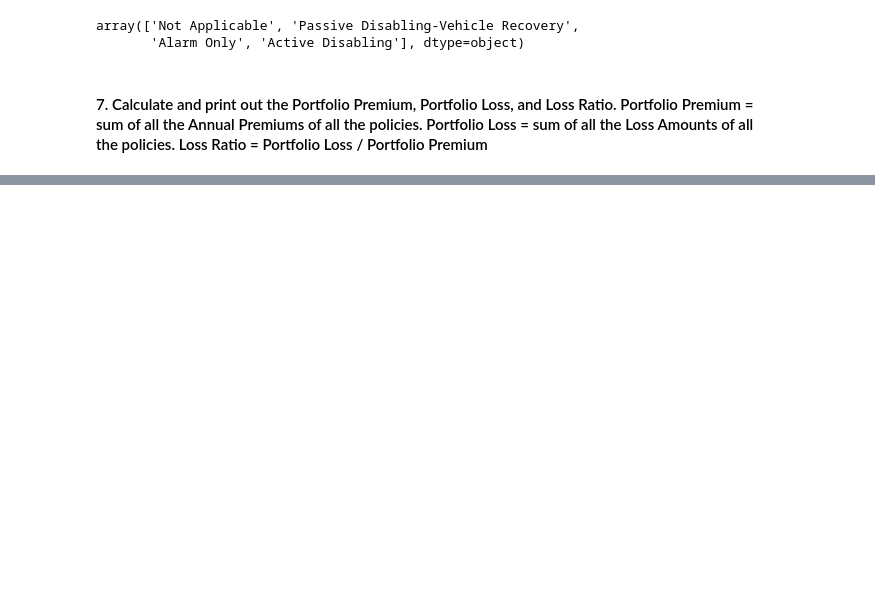
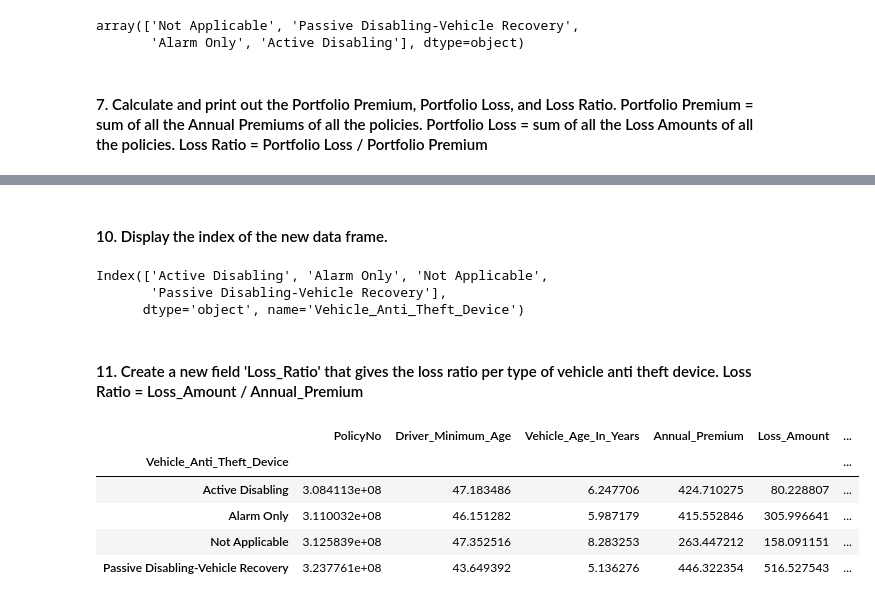
Before and after one commit to anumolu-hemanth/VisualAnalyticsHWAssignments, a Jupyter notebook: HW1/hw_1.ipynb, the cells around one changed output, grey strips where cells are left out. Cells and saved outputs as stored; diff of their text form; code cells hidden in the pictures; blank space fills up the shorter version.

```diff
--- a/HW1/hw_1.ipynb
+++ b/HW1/hw_1.ipynb
@@ -147,0 +202,20 @@ array(['Not Applicable', 'Passive Disabling-Vehicle Recovery',
+# %% [markdown]
+#### 10. Display the index of the new data frame.
+# %%
+df3.index
+# %% [output]
+Index(['Active Disabling', 'Alarm Only', 'Not Applicable',
+       'Passive Disabling-Vehicle Recovery'],
+      dtype='object', name='Vehicle_Anti_Theft_Device')
+# %% [markdown]
+####  11. Create a new field 'Loss_Ratio' that gives the loss ratio per type of vehicle anti theft device. Loss Ratio = Loss_Amount / Annual_Premium
+# %%
+df3['Loss_Ratio'] = df3['Loss_Amount']/df3['Annual_Premium']
+df3
+# %% [output]
+|  | PolicyNo | Driver_Minimum_Age | Vehicle_Age_In_Years | Annual_Premium | Loss_Amount | ... |
+| Vehicle_Anti_Theft_Device |  |  |  |  |  | ... |
+| Active Disabling | 3.084113e+08 | 47.183486 | 6.247706 | 424.710275 | 80.228807 | ... |
+| Alarm Only | 3.110032e+08 | 46.151282 | 5.987179 | 415.552846 | 305.996641 | ... |
+| Not Applicable | 3.125839e+08 | 47.352516 | 8.283253 | 263.447212 | 158.091151 | ... |
+| Passive Disabling-Vehicle Recovery | 3.237761e+08 | 43.649392 | 5.136276 | 446.322354 | 516.527543 | ... |
```
Also changed, not shown: parts of 28 cells of this notebook, 3 other files.
